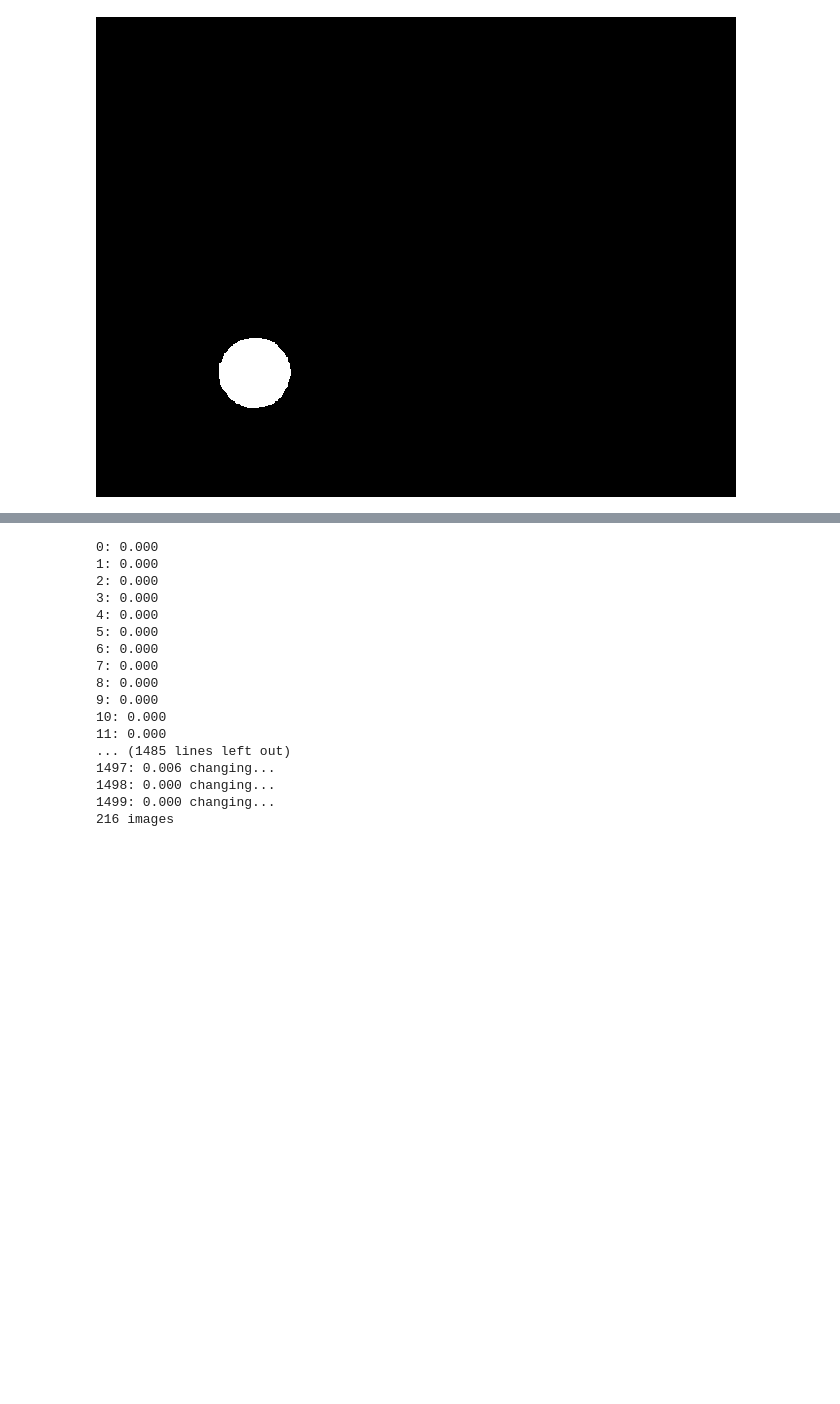
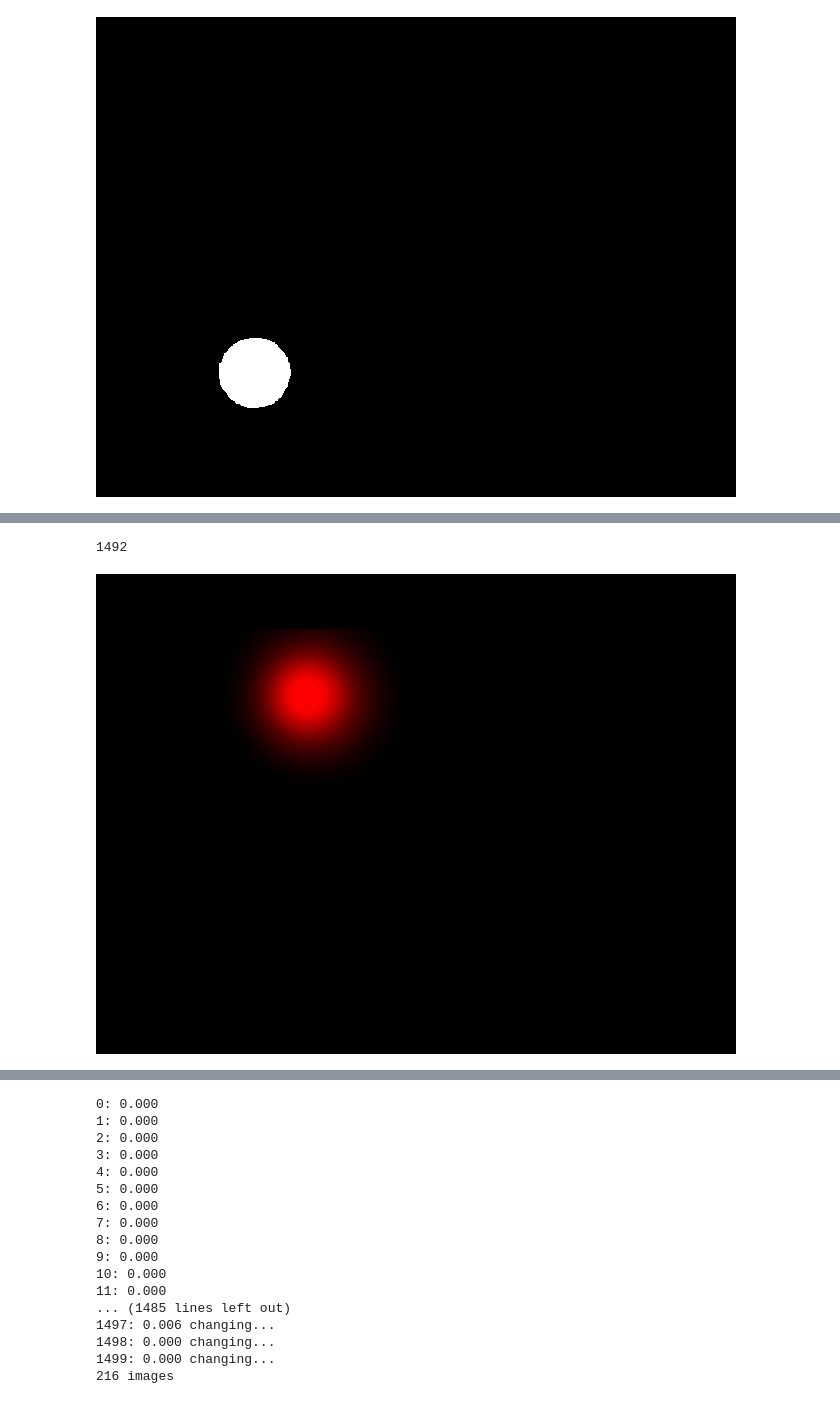
Before and after one commit to billtubbs/led-fire-place, a Jupyter notebook: Analyse-images-from-LED-display-video-capture-133-leds.ipynb, the cells around one changed output, grey strips where cells are left out. Drawn from its saved outputs; the diff is of its cells as text; code cells hidden in the pictures; blank space fills up the shorter version.

```diff
--- a/Analyse-images-from-LED-display-video-capture-133-leds.ipynb
+++ b/Analyse-images-from-LED-display-video-capture-133-leds.ipynb
@@ -92,0 +205,10 @@ im_mask(im1)
+# %%
+# Show last red image
+n_red = len(indexes[0])
+i = indexes[0][n_red - 1]
+im = Image.open(os.path.join(data_dir, filenames[i]))
+print(i)
+im
+# %% [output]
+1492
+[figure, added]
```
Also changed, not shown: parts of 22 cells of this notebook.
